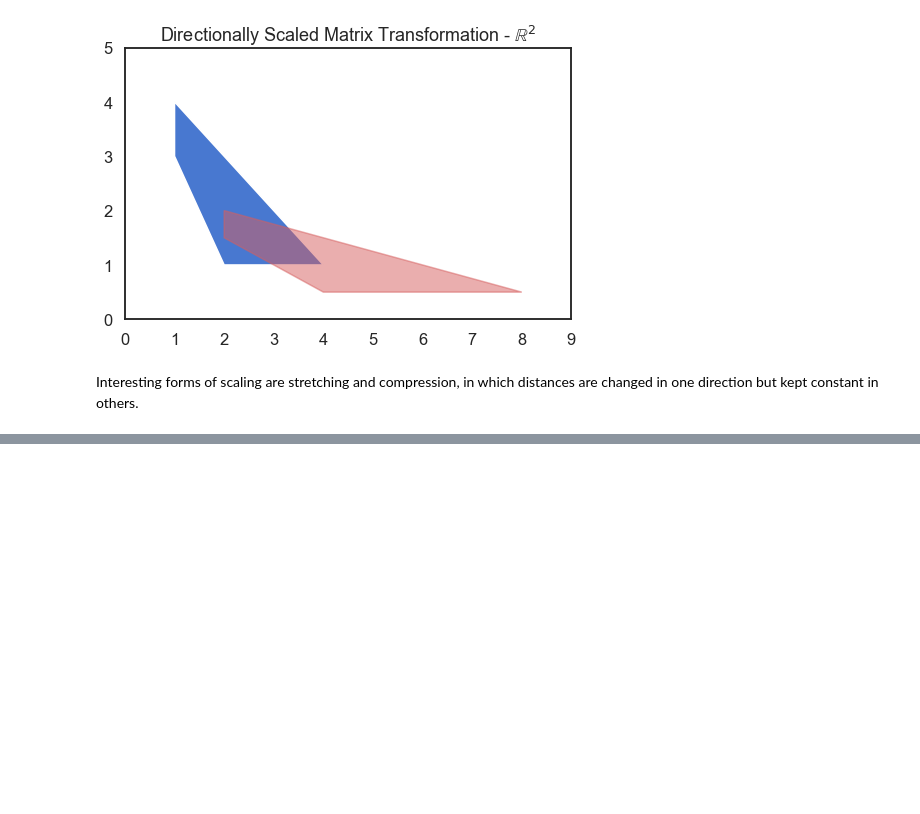
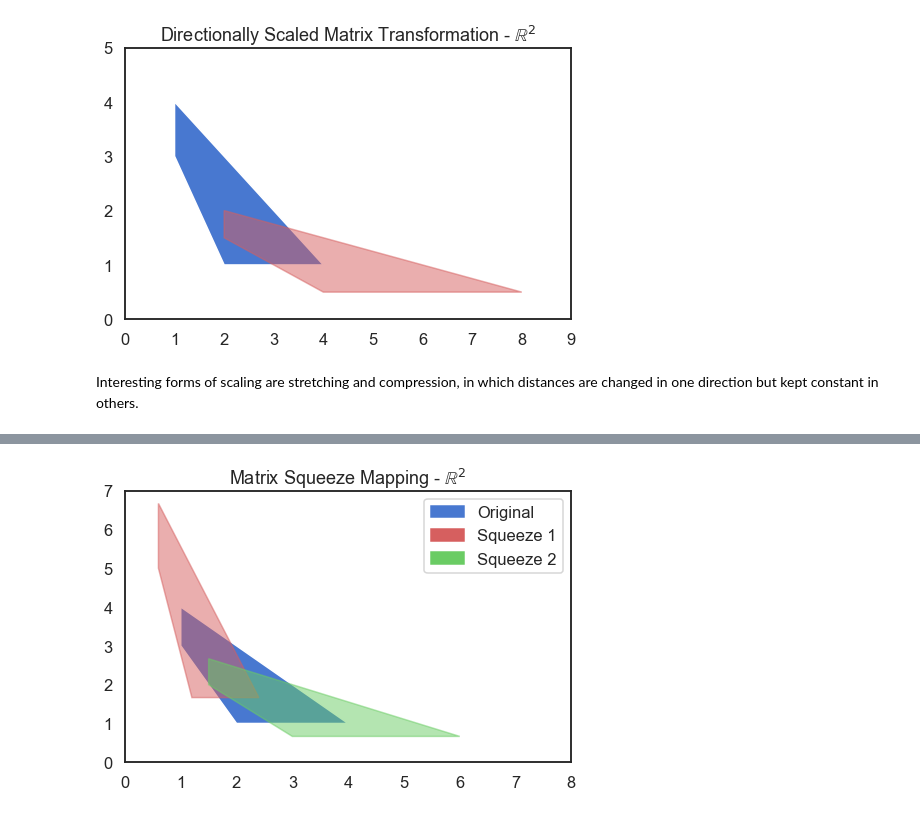
Before and after one commit to DataScienceFoundations/TadMaths, a Jupyter notebook: matrices.ipynb, the cells around one changed output, grey strips where cells are left out. Saved outputs shown, nothing was run; the diff lists cells and outputs as text; code cells hidden in the pictures; blank space fills up the shorter version.

```diff
--- a/matrices.ipynb
+++ b/matrices.ipynb
@@ -808,0 +864,26 @@ TODO
+# %%
+figure = plt.figure(figsize=(8,5))
+S1 = np.array([
+    [3/5,0],
+    [0,5/3],
+])
+S2 = np.array([
+    [3/2,0],
+    [0,2/3],
+])
+
+plt.gca().add_artist(patches.Polygon(A.T, label='Original'))
+plt.gca().add_artist(patches.Polygon((S1 @ A).T, label='Shear X',
+                                     color='r', alpha=0.5))
+plt.gca().add_artist(patches.Polygon((S2 @ A).T, label='Shear Y',
+                                     color='g', alpha=0.5))
+plt.legend(handles=[
+    patches.Patch(color=sns.color_palette()[0], label='Original'),
+    patches.Patch(color=sns.color_palette()[3], label='Squeeze 1'),
+    patches.Patch(color=sns.color_palette()[2], label='Squeeze 2')
+], loc='upper right')
+plt.title('Matrix Squeeze Mapping - $\\mathbb{R}^2$')
+plt.axis([0, 8, 0, 7])
+plt.show()
+# %% [output]
+[figure, added]
```
Also changed, not shown: parts of 17 cells of this notebook, 1 other file.
